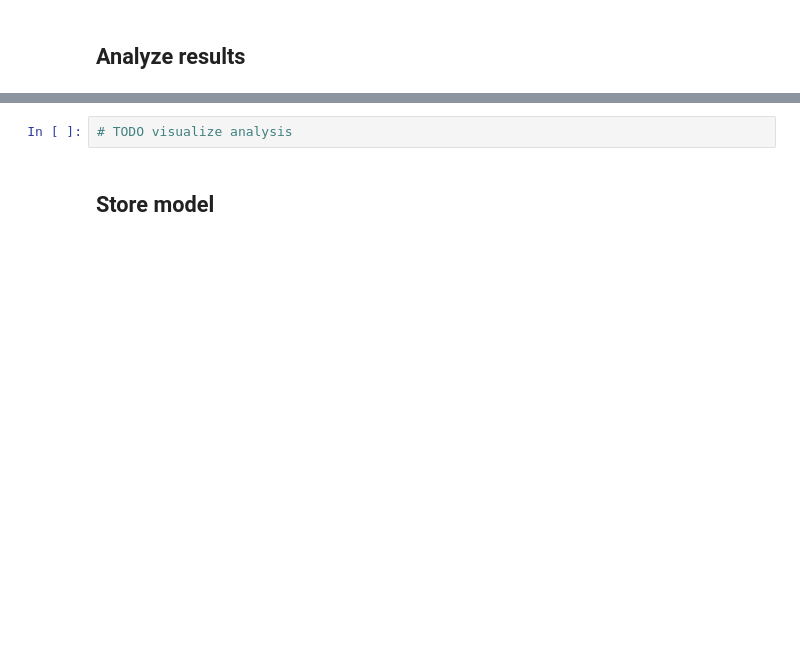
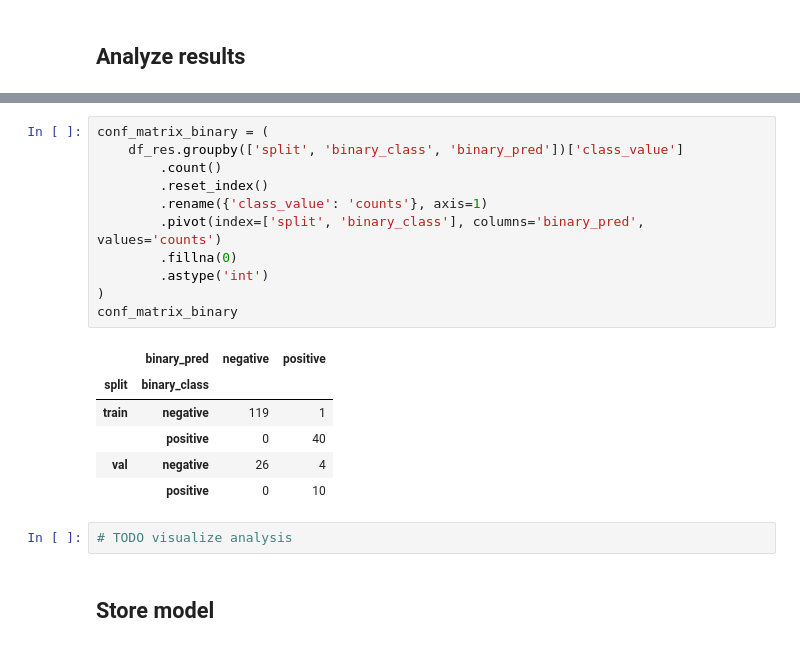
Before and after one commit to KenWronka/poison_ivy_detector, a Jupyter notebook: code/model_pipeline_v1/1.3-train_model.ipynb, the cells around one changed output, grey strips where cells are left out. Cells and saved outputs as stored; diff of their text form; blank space fills up the shorter version.

```diff
--- a/code/model_pipeline_v1/1.3-train_model.ipynb
+++ b/code/model_pipeline_v1/1.3-train_model.ipynb
@@ -412,3 +448,21 @@ conf_matrix
+# %%
+conf_matrix_binary = (
+    df_res.groupby(['split', 'binary_class', 'binary_pred'])['class_value']
+        .count()
+        .reset_index()
+        .rename({'class_value': 'counts'}, axis=1)
+        .pivot(index=['split', 'binary_class'], columns='binary_pred', values='counts')
+        .fillna(0)
+        .astype('int')
+)
+conf_matrix_binary
+# %% [output]
+|  | binary_pred | negative | positive |
+| split | binary_class |  |  |
+| train | negative | 119 | 1 |
+|  | positive | 0 | 40 |
+| val | negative | 26 | 4 |
+|  | positive | 0 | 10 |
 # %%
 # TODO visualize analysis
 # %% [markdown]
```
Also changed, not shown: parts of 13 cells of this notebook.
